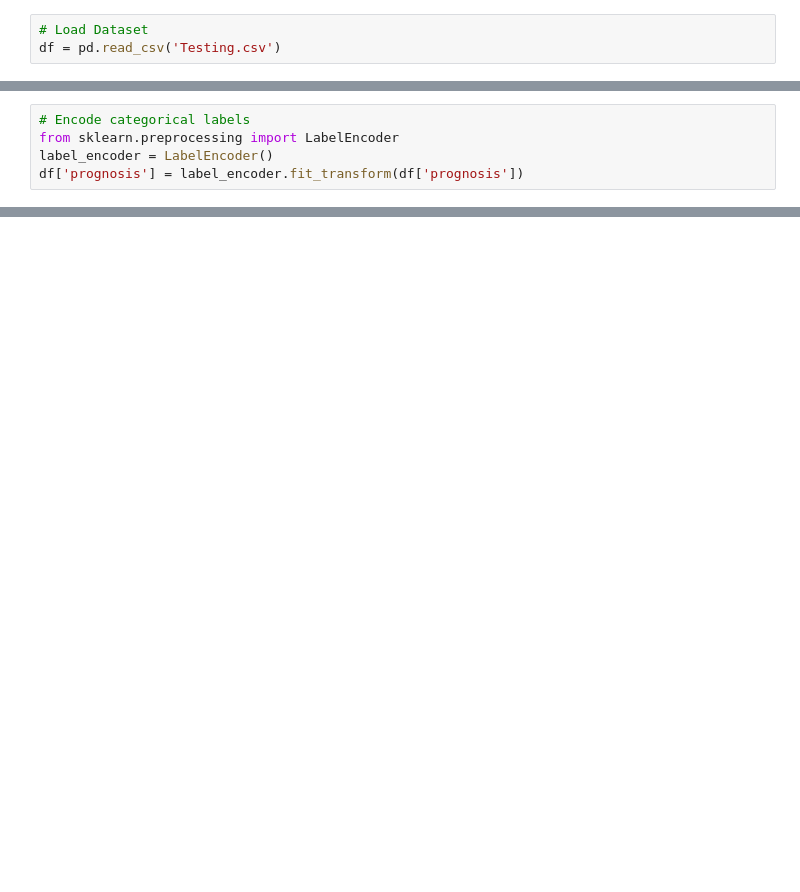
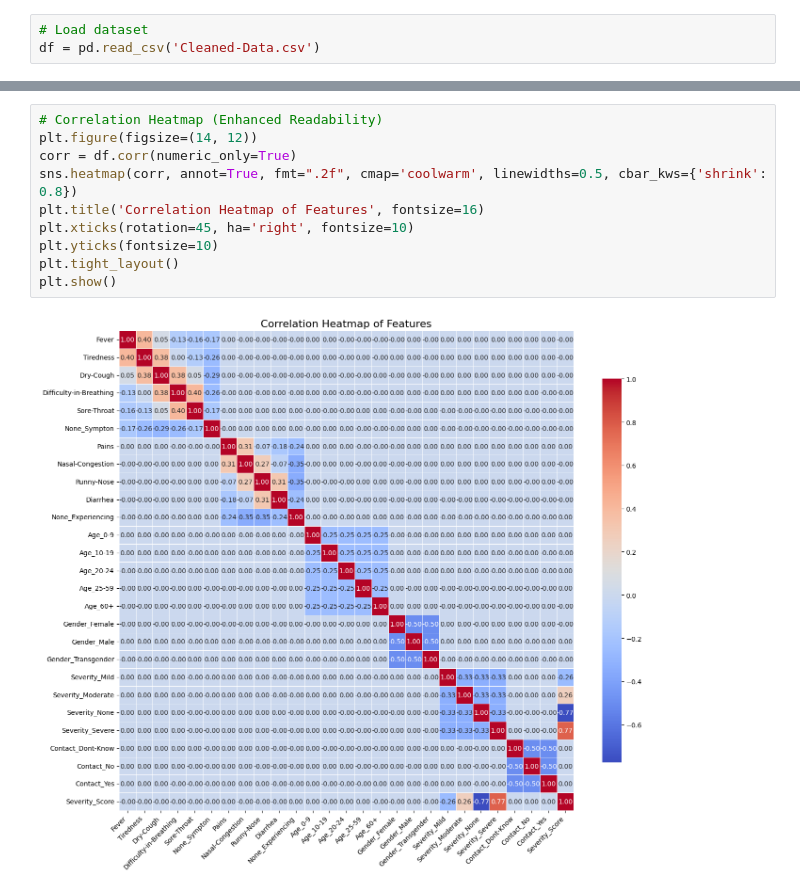
Before and after one commit to Kanisa1/linear_regression_model, a Jupyter notebook: linear_regression/multivariate.ipynb, the cells around one changed output, grey strips where cells are left out. Drawn from its saved outputs; the diff is of its cells as text; blank space fills up the shorter version.

```diff
--- a/linear_regression/multivariate.ipynb
+++ b/linear_regression/multivariate.ipynb
@@ -11,4 +11,4 @@ from sklearn.metrics import mean_squared_error, r2_score
 import joblib
 # %%
-# Load Dataset
-df = pd.read_csv('Testing.csv')
+# Load dataset
+df = pd.read_csv('Cleaned-Data.csv')
@@ -42,5 +14,0 @@ Length: 133, dtype: int64
-# %%
-# Encode categorical labels
-from sklearn.preprocessing import LabelEncoder
-label_encoder = LabelEncoder()
-df['prognosis'] = label_encoder.fit_transform(df['prognosis'])
@@ -50,0 +37,12 @@ y = df['prognosis']
+# %%
+# Correlation Heatmap (Enhanced Readability)
+plt.figure(figsize=(14, 12))
+corr = df.corr(numeric_only=True)
+sns.heatmap(corr, annot=True, fmt=".2f", cmap='coolwarm', linewidths=0.5, cbar_kws={'shrink': 0.8})
+plt.title('Correlation Heatmap of Features', fontsize=16)
+plt.xticks(rotation=45, ha='right', fontsize=10)
+plt.yticks(fontsize=10)
+plt.tight_layout()
+plt.show()
+# %% [output]
+[figure, added]
```
Also changed, not shown: parts of 24 cells of this notebook, 7 other files.
